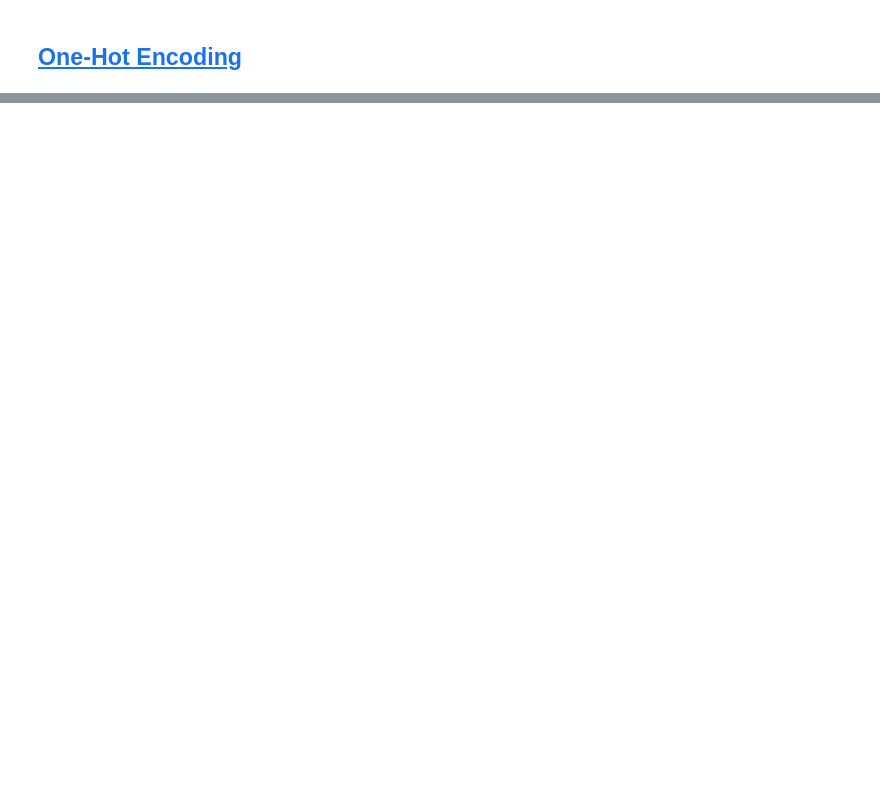
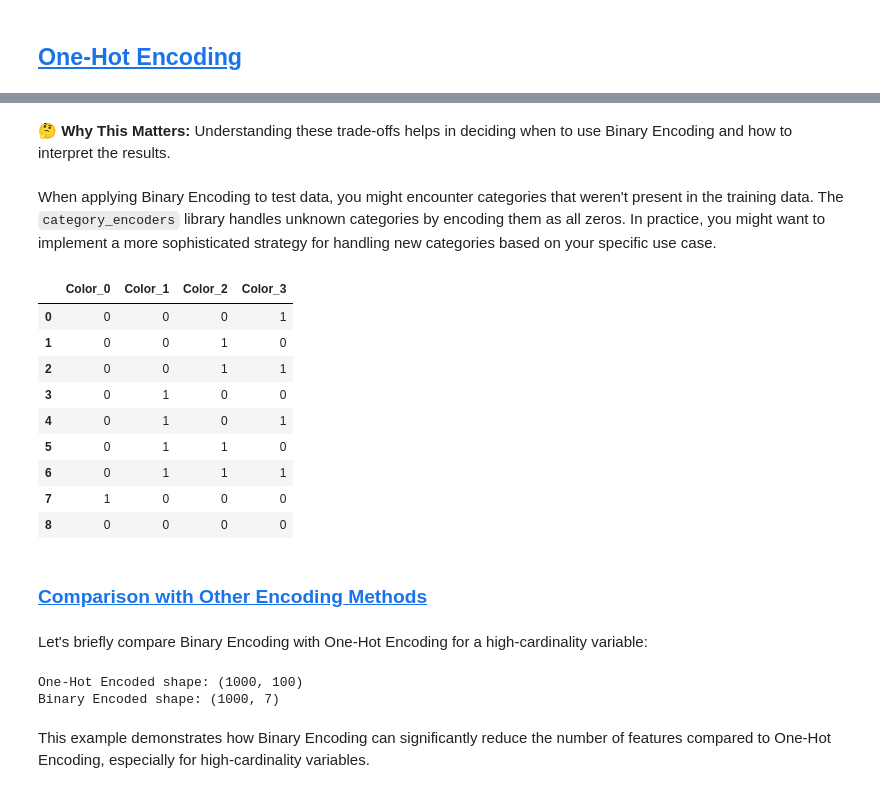
Before and after one commit to pytopia/Data-Processing-for-ML, a Jupyter notebook: Lectures/06 Exploratory Data Analysis (EDA)/05 Encoding Categorical Variables.ipynb, the cells around one changed output, grey strips where cells are left out. Cells and saved outputs as stored; diff of their text form; code cells hidden in the pictures; blank space fills up the shorter version.

```diff
--- a/Lectures/06 Exploratory Data Analysis (EDA)/05 Encoding Categorical Variables.ipynb
+++ b/Lectures/06 Exploratory Data Analysis (EDA)/05 Encoding Categorical Variables.ipynb
@@ -268,0 +860,55 @@ However, there are some practical considerations to keep in mind:
+# %% [markdown]
+🤔 **Why This Matters:** Understanding these trade-offs helps in deciding when to use Binary Encoding and how to interpret the results.
+# %% [markdown]
+When applying Binary Encoding to test data, you might encounter categories that weren't present in the training data. The `category_encoders` library handles unknown categories by encoding them as all zeros. In practice, you might want to implement a more sophisticated strategy for handling new categories based on your specific use case.
+# %%
+# Sample data
+data = pd.DataFrame({
+    'Color': ['Red', 'Blue', 'Green', 'Yellow', 'Purple', 'Orange', 'Pink', 'Brown']
+})
+
+# Initialize and fit the BinaryEncoder
+encoder = BinaryEncoder(cols=['Color'])
+encoded_data = encoder.fit_transform(data)
+
+test_data = pd.DataFrame({
+    'Color': ['Red', 'Blue', 'Green', 'Yellow', 'Purple', 'Orange', 'Pink', 'Brown', 'Unknown']
+})
+
+encoder.transform(test_data['Color'])
+# %% [output]
+|  | Color_0 | Color_1 | Color_2 | Color_3 |
+| 0 | 0 | 0 | 0 | 1 |
+| 1 | 0 | 0 | 1 | 0 |
+| 2 | 0 | 0 | 1 | 1 |
+| 3 | 0 | 1 | 0 | 0 |
+| 4 | 0 | 1 | 0 | 1 |
+| 5 | 0 | 1 | 1 | 0 |
+| 6 | 0 | 1 | 1 | 1 |
+| 7 | 1 | 0 | 0 | 0 |
+| 8 | 0 | 0 | 0 | 0 |
+# %% [markdown]
+### <a id='toc5_6_'></a>[Comparison with Other Encoding Methods](#toc0_)
+# %% [markdown]
+Let's briefly compare Binary Encoding with One-Hot Encoding for a high-cardinality variable:
+# %%
+from sklearn.preprocessing import OneHotEncoder
+
+# Create a dataset with 100 unique categories
+high_cardinality_data = pd.DataFrame({'Category': [f'Cat_{i}' for i in range(100)] * 10})
+
+# One-Hot Encoding
+onehot = OneHotEncoder(sparse_output=False)
+onehot_encoded = onehot.fit_transform(high_cardinality_data)
+
+# Binary Encoding
+binary = BinaryEncoder(cols=['Category'])
+binary_encoded = binary.fit_transform(high_cardinality_data)
+
+print(f"One-Hot Encoded shape: {onehot_encoded.shape}")
+print(f"Binary Encoded shape: {binary_encoded.shape}")
+# %% [output]
+One-Hot Encoded shape: (1000, 100)
+Binary Encoded shape: (1000, 7)
+# %% [markdown]
+This example demonstrates how Binary Encoding can significantly reduce the number of features compared to One-Hot Encoding, especially for high-cardinality variables.
```
Also changed, not shown: parts of 199 cells of this notebook, 5 other files.
